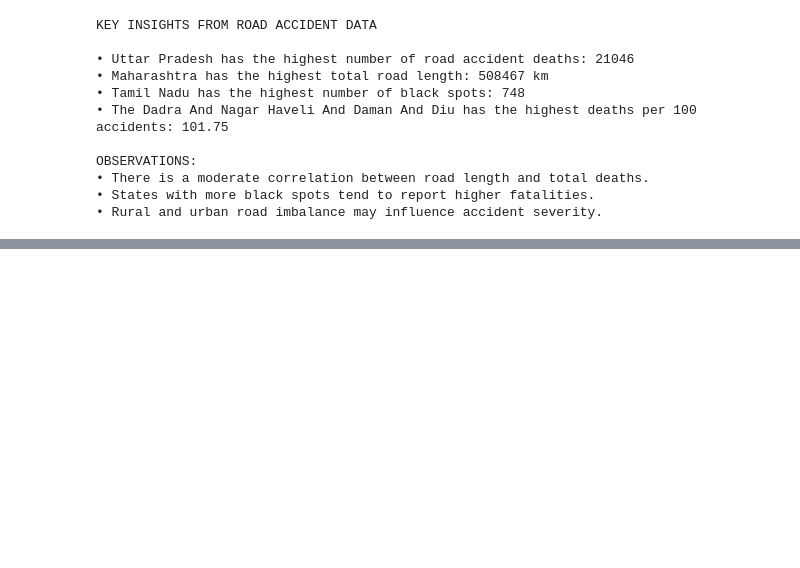
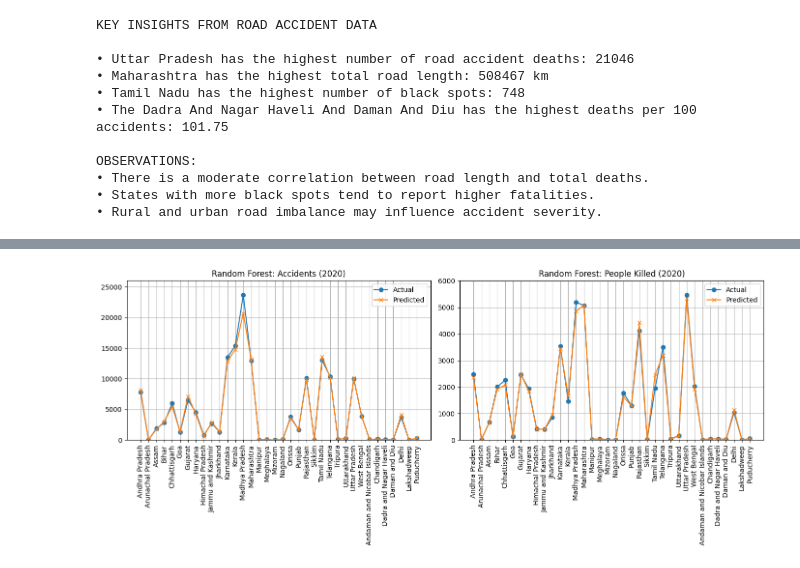
Before and after one commit to Atul-cyber2004/NICSI-PROJ-1, a Jupyter notebook: internship_road_accidents.ipynb, the cells around one changed output, grey strips where cells are left out. Cells and saved outputs as stored; diff of their text form; code cells hidden in the pictures; blank space fills up the shorter version.

```diff
--- a/internship_road_accidents.ipynb
+++ b/internship_road_accidents.ipynb
@@ -212,0 +130,86 @@ RMSE: 672.54
+# %%
+import pandas as pd
+import numpy as np
+import matplotlib.pyplot as plt
+from sklearn.ensemble import RandomForestRegressor
+from sklearn.model_selection import cross_val_score
+from sklearn.metrics import mean_squared_error, r2_score
+
+
+df = pd.read_csv("RA2020_A19 (1).csv")
+
+
+df = df[~df["State/UT"].str.lower().str.contains("total")].copy()
+
+
+df_model = df[[
+    "State/UT",
+    "Accidents - 2017", "Accidents - 2018", "Accidents - 2019", "Accidents - 2020 - Number",
+    "Killed - 2017", "Killed - 2018", "Killed - 2019", "Killed - 2020 - Number"
+]].copy()
+
+
+numeric_cols = df_model.columns[1:]
+df_model[numeric_cols] = df_model[numeric_cols].replace(',', '', regex=True).astype(float)
+
+df_model[numeric_cols] = df_model[numeric_cols].interpolate(axis=1)
+df_model[numeric_cols] = df_model[numeric_cols].fillna(method='ffill', axis=1).fillna(method='bfill', axis=1)
+
+
+X_acc = df_model[["Accidents - 2017", "Accidents - 2018", "Accidents - 2019"]]
+y_acc = df_model["Accidents - 2020 - Number"]
+
+X_killed = df_model[["Killed - 2017", "Killed - 2018", "Killed - 2019"]]
+y_killed = df_model["Killed - 2020 - Number"]
+
+
+rf_acc = RandomForestRegressor(random_state=42, n_estimators=100)
+rf_killed = RandomForestRegressor(random_state=42, n_estimators=100)
+
+r2_acc_scores = cross_val_score(rf_acc, X_acc, y_acc, cv=5, scoring='r2')
+rmse_acc_scores = np.sqrt(-cross_val_score(rf_acc, X_acc, y_acc, cv=5, scoring='neg_mean_squared_error'))
+
+r2_killed_scores = cross_val_score(rf_killed, X_killed, y_killed, cv=5, scoring='r2')
+rmse_killed_scores = np.sqrt(-cross_val_score(rf_killed, X_killed, y_killed, cv=5, scoring='neg_mean_squared_error'))
+
+
+rf_acc.fit(X_acc, y_acc)
+rf_killed.fit(X_killed, y_killed)
+
+
+y_acc_pred = rf_acc.predict(X_acc)
+y_killed_pred = rf_killed.predict(X_killed)
+
+
+print("\nRandom Forest - Accidents:")
+print(f"Mean CV R²: {r2_acc_scores.mean():.3f}")
+print(f"Mean CV RMSE: {rmse_acc_scores.mean():.2f}")
+
+print("\nRandom Forest - Killed:")
+print(f"Mean CV R²: {r2_killed_scores.mean():.3f}")
+print(f"Mean CV RMSE: {rmse_killed_scores.mean():.2f}")
+
+
+plt.figure(figsize=(14, 6))
+
+plt.subplot(1, 2, 1)
+plt.plot(df_model["State/UT"], y_acc, marker='o', label="Actual")
+plt.plot(df_model["State/UT"], y_acc_pred, marker='x', label="Predicted")
+plt.xticks(rotation=90)
+plt.title("Random Forest: Accidents (2020)")
+plt.ylim([0, max(y_acc.max(), y_acc_pred.max()) * 1.1])
+plt.legend()
+plt.grid(True)
+
+plt.subplot(1, 2, 2)
+plt.plot(df_model["State/UT"], y_killed, marker='o', label="Actual")
+plt.plot(df_model["State/UT"], y_killed_pred, marker='x', label="Predicted")
+plt.xticks(rotation=90)
+plt.title("Random Forest: People Killed (2020)")
+plt.ylim([0, max(y_killed.max(), y_killed_pred.max()) * 1.1])
+plt.legend()
+plt.grid(True)
+
+plt.tight_layout()
+plt.show()
+# %% [output]
@@ -213,3 +223,4 @@ RMSE: 672.54
+[figure, added]
 # %%
 from google.colab import files
 uploaded = files.upload()
```
Also changed, not shown: parts of 6 cells of this notebook.
